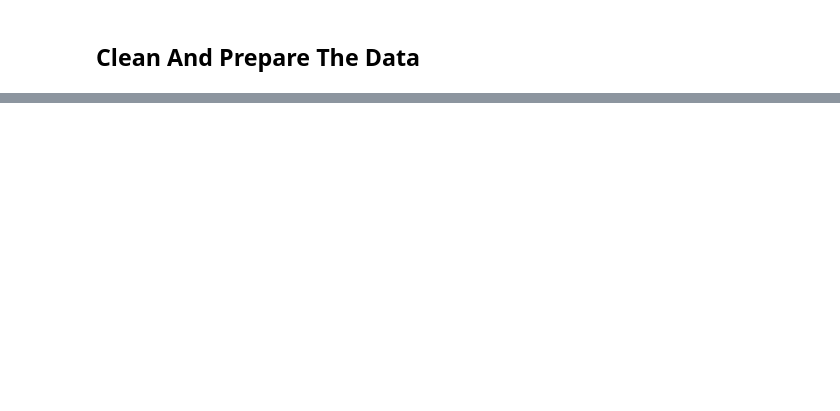
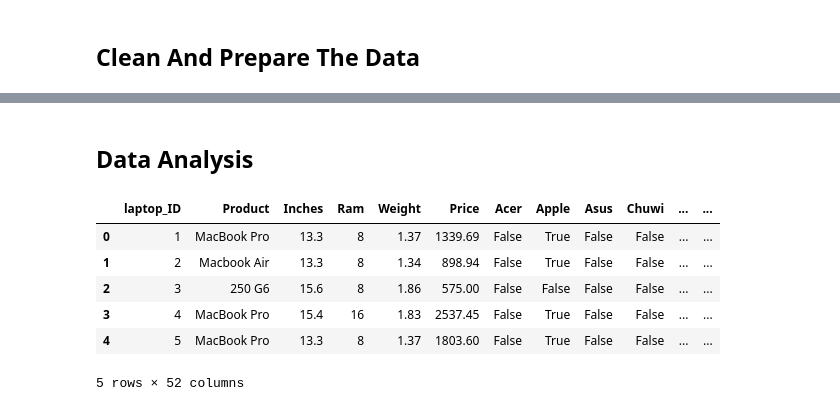
Before and after one commit to kaan4dev/laptopPricePrediction, a Jupyter notebook: df.ipynb, the cells around one changed output, grey strips where cells are left out. Drawn from its saved outputs; the diff is of its cells as text; code cells hidden in the pictures; blank space fills up the shorter version.

```diff
--- a/df.ipynb
+++ b/df.ipynb
@@ -154,4 +140,4 @@ df["Weight"] = df["Weight"].str[:-2]
 df["Weight"] = df["Weight"].astype("float")
 # %%
 df["GpuBrand"] = df["Gpu"].str.split(" ").apply(lambda x: x[0])
-df.drop("Gpu", axis= 1)
+df.drop("Gpu", axis= 1, inplace=True)
@@ -233,0 +197,12 @@ df["ScreenHeight"] = df["ScreenHeight"].astype("int")
+# %% [markdown]
+## Data Analysis
+# %%
+df.head()
+# %% [output]
+|  | laptop_ID | Product | Inches | Ram | Weight | Price | Acer | Apple | Asus | Chuwi | ... | ... |
+| 0 | 1 | MacBook Pro | 13.3 | 8 | 1.37 | 1339.69 | False | True | False | False | ... | ... |
+| 1 | 2 | Macbook Air | 13.3 | 8 | 1.34 | 898.94 | False | True | False | False | ... | ... |
+| 2 | 3 | 250 G6 | 15.6 | 8 | 1.86 | 575.00 | False | False | False | False | ... | ... |
+| 3 | 4 | MacBook Pro | 15.4 | 16 | 1.83 | 2537.45 | False | True | False | False | ... | ... |
+| 4 | 5 | MacBook Pro | 13.3 | 8 | 1.37 | 1803.60 | False | True | False | False | ... | ... |
+5 rows × 52 columns
```
Also changed, not shown: parts of 13 cells of this notebook, 1 other file.
